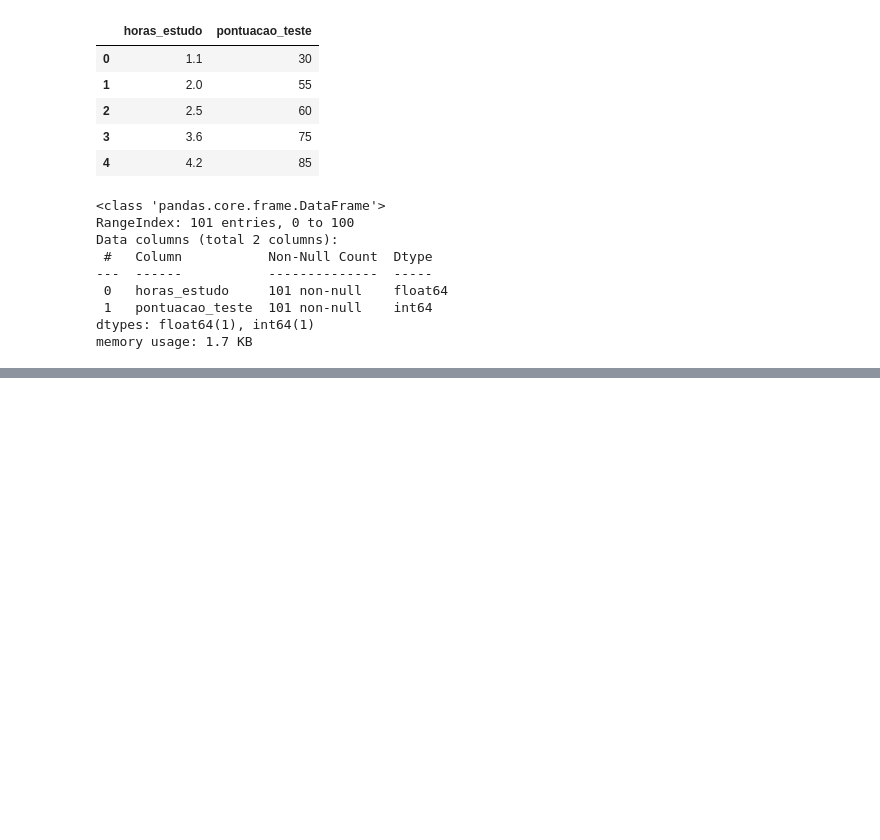
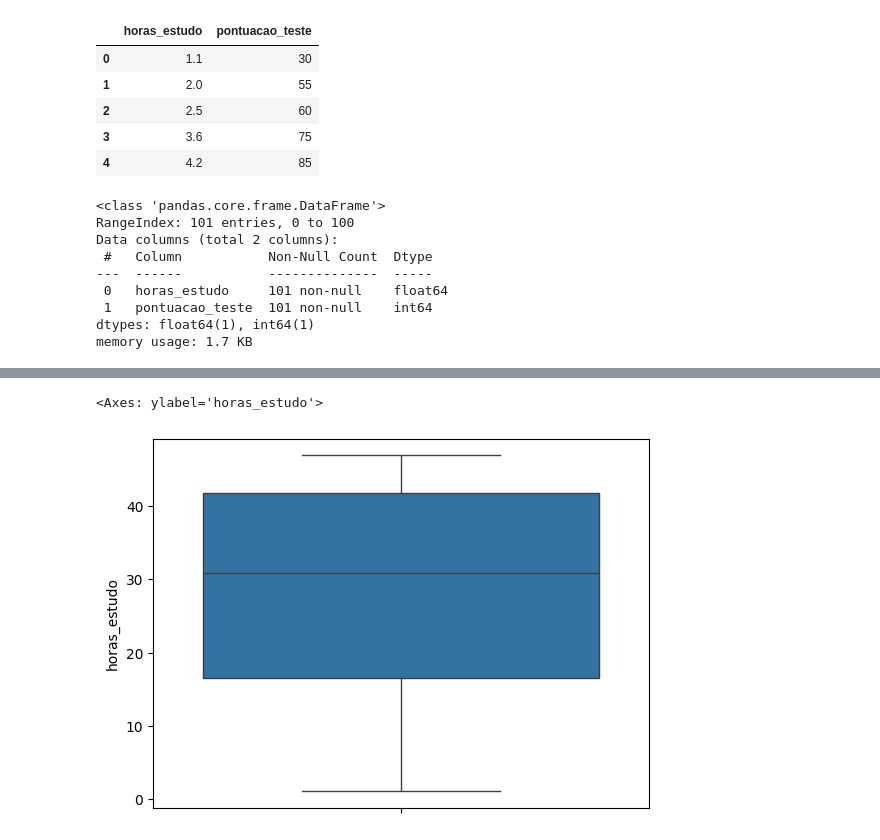
Before and after one commit to soaresmilton/rocketseat_regressao_linear_simples, a Jupyter notebook: modelo_pontuacao.ipynb, the cells around one changed output, grey strips where cells are left out. Drawn from its saved outputs; the diff is of its cells as text; code cells hidden in the pictures; blank space fills up the shorter version.

```diff
--- a/modelo_pontuacao.ipynb
+++ b/modelo_pontuacao.ipynb
@@ -32,0 +57,8 @@ memory usage: 1.7 KB
+# %%
+# Verificar se temos outliers através do boxplt
+
+# Para as horas de estudo
+sns.boxplot(df_pontuacao, y='horas_estudo')
+# %% [output]
+<Axes: ylabel='horas_estudo'>
+[figure, added]
```
Also changed, not shown: parts of 8 cells of this notebook.
